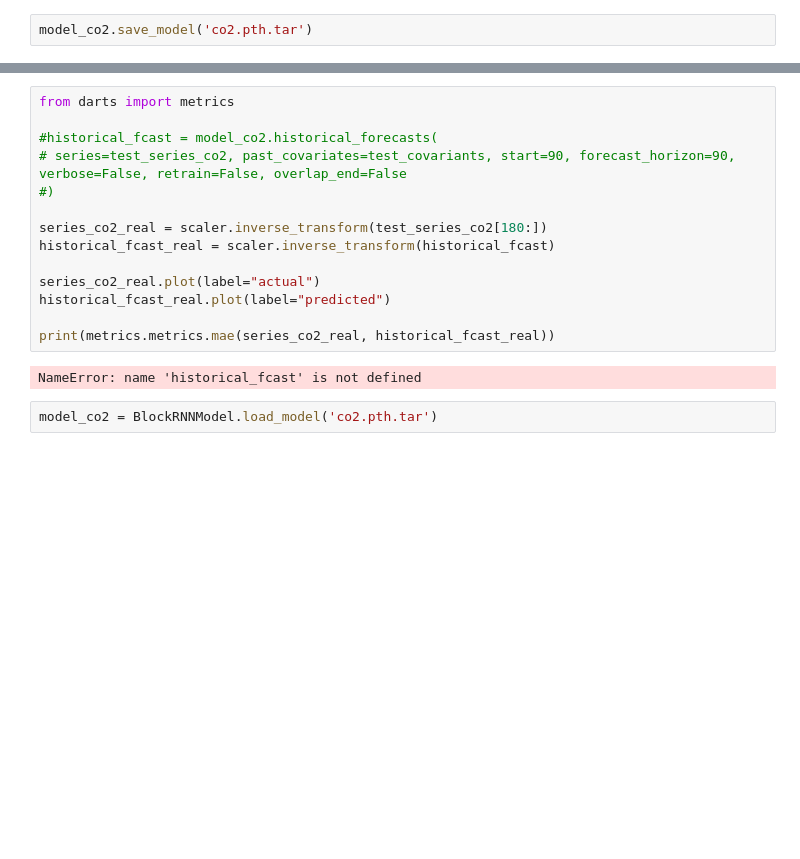
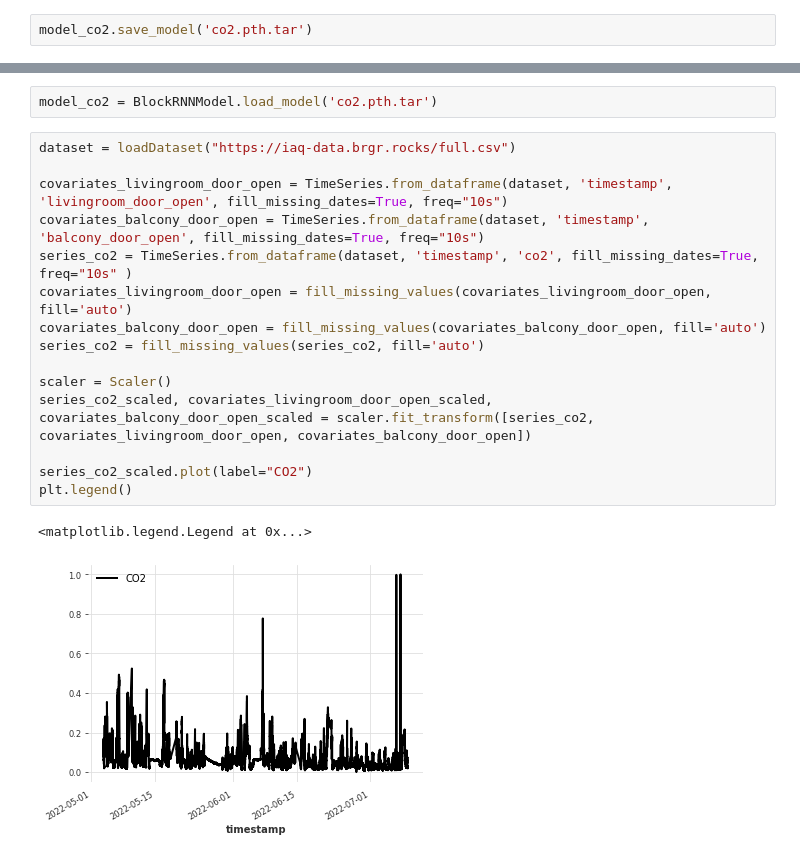
Before and after one commit to manuelbrgr/indoor-air-monitor, a Jupyter notebook: machine-learning/train-covariates.ipynb, the cells around one changed output, grey strips where cells are left out. Saved outputs shown, nothing was run; the diff lists cells and outputs as text; blank space fills up the shorter version.

```diff
--- a/machine-learning/train-covariates.ipynb
+++ b/machine-learning/train-covariates.ipynb
@@ -187,18 +156,20 @@ Attributes:
-# %%
-from darts import metrics
-
-#historical_fcast = model_co2.historical_forecasts(
-# series=test_series_co2, past_covariates=test_covariants, start=90, forecast_horizon=90, verbose=False, retrain=False, overlap_end=False
-#)
-
-series_co2_real = scaler.inverse_transform(test_series_co2[180:])
-historical_fcast_real = scaler.inverse_transform(historical_fcast)
-
-series_co2_real.plot(label="actual")
-historical_fcast_real.plot(label="predicted")
-
-print(metrics.metrics.mae(series_co2_real, historical_fcast_real))
-# %% [output]
-NameError: name 'historical_fcast' is not defined
 # %%
 model_co2 = BlockRNNModel.load_model('co2.pth.tar')
+# %%
+dataset = loadDataset("https://iaq-data.brgr.rocks/full.csv")
+
+covariates_livingroom_door_open = TimeSeries.from_dataframe(dataset, 'timestamp', 'livingroom_door_open', fill_missing_dates=True, freq="10s")
+covariates_balcony_door_open = TimeSeries.from_dataframe(dataset, 'timestamp', 'balcony_door_open', fill_missing_dates=True, freq="10s")
+series_co2 = TimeSeries.from_dataframe(dataset, 'timestamp', 'co2', fill_missing_dates=True, freq="10s" )
+covariates_livingroom_door_open = fill_missing_values(covariates_livingroom_door_open, fill='auto')
+covariates_balcony_door_open = fill_missing_values(covariates_balcony_door_open, fill='auto')
+series_co2 = fill_missing_values(series_co2, fill='auto')
+
+scaler = Scaler()
+series_co2_scaled, covariates_livingroom_door_open_scaled, covariates_balcony_door_open_scaled = scaler.fit_transform([series_co2, covariates_livingroom_door_open, covariates_balcony_door_open])
+
+series_co2_scaled.plot(label="CO2")
+plt.legend()
+# %% [output]
+<matplotlib.legend.Legend at 0x...>
+[figure, added]
```
Also changed, not shown: parts of 10 cells of this notebook, 5 other files.
